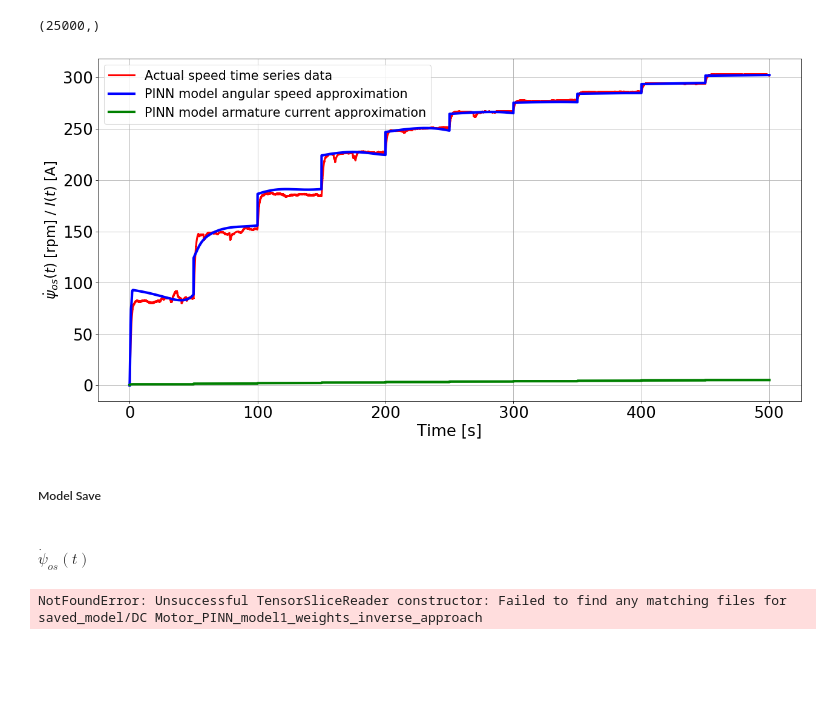
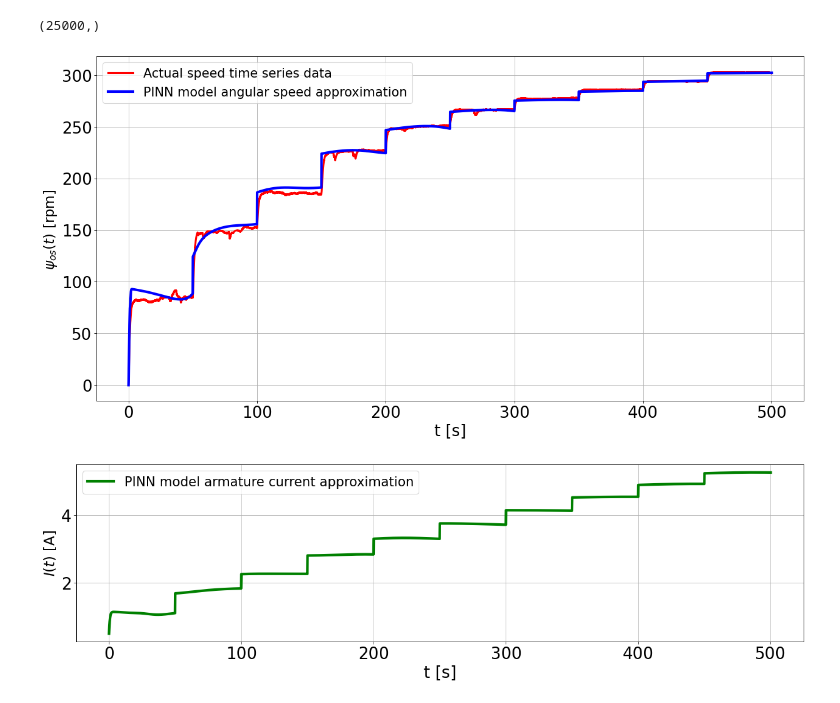
Before and after one commit to Samuel-Ayankoso/Neural-Networks-and-ML--Geared-DC-Motor-Case-Study, a Jupyter notebook: DC Motor PINN_model.ipynb, the cells around one changed output. Cells and saved outputs as stored; diff of their text form; code cells hidden in the pictures; blank space fills up the shorter version.

```diff
--- a/DC Motor PINN_model.ipynb
+++ b/DC Motor PINN_model.ipynb
@@ -86,0 +100,13 @@ psi=psi.reshape(l,1)
+# %%
+from matplotlib.pyplot import figure
+fig=plt.figure(figsize=(20,8),dpi=75)
+plt.rcParams.update ({"font.size":25})
+plt.plot(t, psi, color='r',linewidth=4,label="Angular speed")
+plt.plot(t, v, color='g',linewidth=3,label="Pulse width modulation")
+plt.ylabel(r'$\theta_{os}$ [rpm] /  $ PWM$ [Duty cycle]',fontsize=22)
+plt.xlabel('t [s]',fontsize=25)
+#plt.title('The Angular Speed and Armature Current Predictions by the DC Motor PINN Model',fontsize=25)
+plt.legend(loc=2, prop={'size': 20})
+plt.grid(True)
+plt.show()
+fig.savefig("Time series data.png")
@@ -383,25 +411,19 @@ psi_new=psi_new.reshape(25000,1)
 # %%
 # Prediction with the new (test) data
 psi_sh_hat_new= model2(tf.stack([t_new[:,0], v_new[:,0]], axis=1))
 i_hat_new= model3(tf.stack([t_new[:,0], v_new[:,0]], axis=1))
 
 from matplotlib.pyplot import figure
 fig=plt.figure(figsize=(20,10),dpi=75)
 plt.rcParams.update ({"font.size":25})
 plt.plot(t_new, psi_new, color='r',linewidth=3,label="Actual speed time series data")
 plt.plot(t_new, psi_sh_hat_new, color='b',linewidth=4,label="PINN model angular speed approximation")
-
-plt.plot(t_new, i_hat_new, color='g',linewidth=4,label="PINN model armature current approximation")
-plt.ylabel('$\dot{\psi}_{os}(t)$ [rpm] / $I (t)$ [A]',fontsize=22)
+plt.ylabel('$\psi_{os}(t)$ [rpm] ',fontsize=22)
 plt.xlabel('t [s]',fontsize=25)
 #plt.title('The Angular Speed and Armature Current Predictions by the DC Motor PINN Model',fontsize=25)
 plt.legend(loc=2, prop={'size': 20})
 plt.grid(True)
 plt.show()
-fig.savefig("PINN model.png")
+fig.savefig("PINN model angular speed.svg")
 # %% [output]
-[figure, old version]
+[figure, new version]
-# %% [markdown]
-<h5> Model Save <h5>
-# %% [markdown]
-$\dot{\psi}_{os}(t)$
@@ -411,10 +430,20 @@ $\dot{\psi}_{os}(t)$
-# %%
-# Save the weights
-#model1.save_weights ("saved_model/DC Motor_PINN_model1_weights_inverse_approach")
-#model2.save_weights ("saved_model/DC Motor_PINN_model2_weights_inverse_approach")
-
-# Restore the weights
-model1.load_weights ("saved_model/DC Motor_PINN_model1_weights_inverse_approach")
-model2.load_weights ("saved_model/DC Motor_PINN_model2_weights_inverse_approach")
-# %% [output]
-NotFoundError: Unsuccessful TensorSliceReader constructor: Failed to find any matching files for saved_model/DC Motor_PINN_model1_weights_inverse_approach
+# %%
+# Prediction with the new (test) data
+psi_sh_hat_new= model2(tf.stack([t_new[:,0], v_new[:,0]], axis=1))
+i_hat_new= model3(tf.stack([t_new[:,0], v_new[:,0]], axis=1))
+
+from matplotlib.pyplot import figure
+fig=plt.figure(figsize=(20,5),dpi=75)
+plt.rcParams.update ({"font.size":25})
+
+
+plt.plot(t_new, i_hat_new, color='g',linewidth=4,label="PINN model armature current approximation")
+plt.ylabel('$I (t)$ [A]',fontsize=22)
+plt.xlabel('t [s]',fontsize=25)
+#plt.title('The Angular Speed and Armature Current Predictions by the DC Motor PINN Model',fontsize=25)
+plt.legend(loc=2, prop={'size': 20})
+plt.grid(True)
+plt.show()
+fig.savefig("PINN model armature reponse.svg",bbox_inches='tight',dpi = 300)
+# %% [output]
+[figure, added]
```
Also changed, not shown: parts of 7 cells of this notebook.
